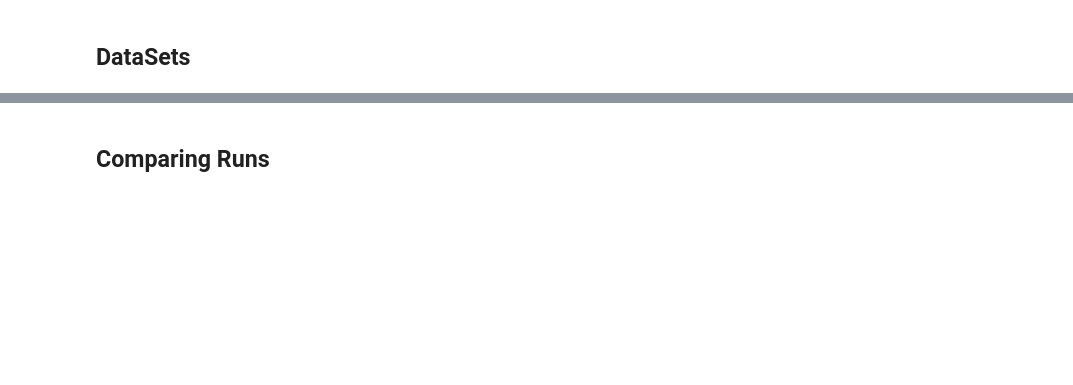
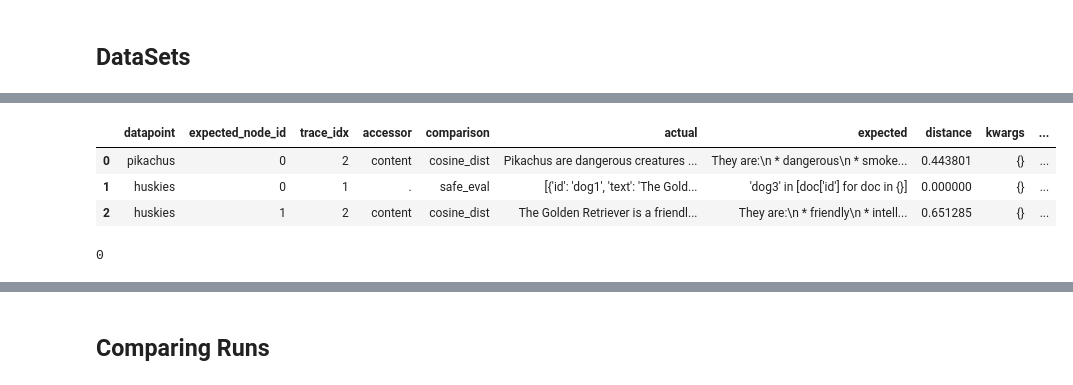
Before and after one commit to DeanLight/stringdale, a Jupyter notebook: nbs/017_eval.ipynb, the cells around one changed output, grey strips where cells are left out. Saved outputs shown, nothing was run; the diff lists cells and outputs as text; code cells hidden in the pictures; blank space fills up the shorter version.

```diff
--- a/nbs/017_eval.ipynb
+++ b/nbs/017_eval.ipynb
@@ -272,0 +559,14 @@ debug_info['0'][2]
+# %%
+ds3.details
+# %% [output]
+|  | datapoint | expected_node_id | trace_idx | accessor | comparison | actual | expected | distance | kwargs | ... |
+| 0 | pikachus | 0 | 2 | content | cosine_dist | Pikachus are dangerous creatures ... | They are:\n * dangerous\n * smoke... | 0.443801 | {} | ... |
+| 1 | huskies | 0 | 1 | . | safe_eval | [{'id': 'dog1', 'text': 'The Gold... | 'dog3' in [doc['id'] for doc in {}] | 0.000000 | {} | ... |
+| 2 | huskies | 1 | 2 | content | cosine_dist | The Golden Retriever is a friendl... | They are:\n * friendly\n * intell... | 0.651285 | {} | ... |
+# %%
+out = [{'id': 'dog1', 'text': 'The Golden Retriever is a friendly, intelligent breed known for its golden coat. They make excellent family pets and are great with children.', 'metadata': {'breed': 'Golden Retriever'}, 'distance': 0.6440681219100952}, {'id': 'dog3', 'text': 'The Golden Retriever is a friendly, intelligent breed with a beautiful golden coat. They are wonderful family pets that get along well with kids.', 'metadata': {'breed': 'Golden Retriever'}, 'distance': 0.6522300839424133}, {'id': 'dog2', 'text': 'German Shepherds are loyal, protective dogs often used in police work. They are highly trainable and good at various tasks.', 'metadata': {'breed': 'German Shepherd'}, 'distance': 1.287759780883789}, {'id': 'dog4', 'text': 'Huskies are energetic working dogs bred for cold climates. They have thick fur and often blue eyes.', 'metadata': {'breed': 'Husky'}, 'distance': 1.344233751296997}, {'id': 'dog5', 'text': 'Siberian Huskies are active working dogs that thrive in cold weather. They are known for their thick coats and striking blue eyes.', 'metadata': {'breed': 'Husky'}, 'distance': 1.465799331665039}]
+expected = """'dog3' in [doc['id'] for doc in {}]  """
+
+safe_eval(out,expected)
+# %% [output]
+0
```
Also changed, not shown: parts of 57 cells of this notebook, 24 other files.
